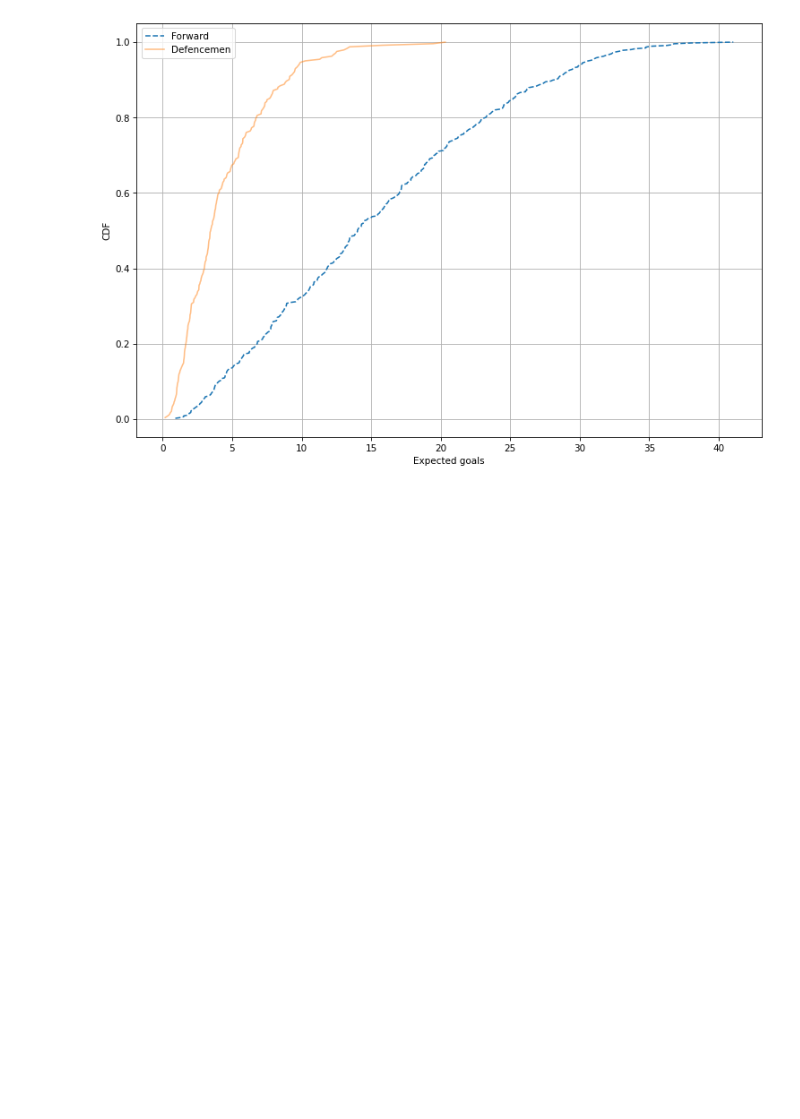
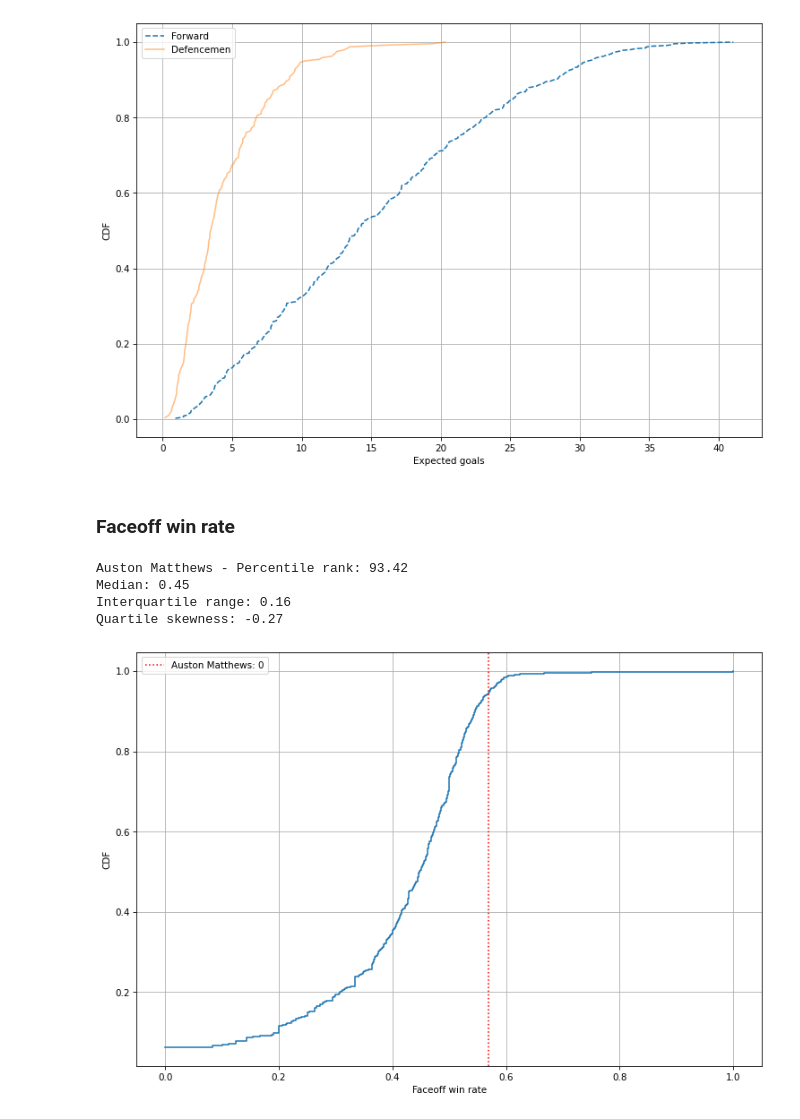
Before and after one commit to thedanicode24/moneypuck-data, a Jupyter notebook: 03-cdf.ipynb, the cells around one changed output. Cells and saved outputs as stored; diff of their text form; code cells hidden in the pictures; blank space fills up the shorter version.

Commit message:
cdf faceoffs win rate + fixed cdf_utils reference result in plot (not int, but float)

```diff
--- a/03-cdf.ipynb
+++ b/03-cdf.ipynb
@@ -271,3 +274,28 @@ vals2 = all_situations_df[all_situations_df["position"]=="D"][feature].values
 cdf_utils.plot_two_cdfs(vals1, vals2, name1="Forward", name2="Defencemen", xlabel="Expected goals")
 # %% [output]
 [figure]
+# %% [markdown]
+### Faceoff win rate
+# %%
+situation = "all"
+feature1 = "faceoffsWon"
+feature2 = "faceoffsLost"
+new_feature = "faceoffs_win_rate"
+min_games_played = 20
+
+all_situations_df = df[(df["situation"] == situation) & (df["games_played"] >= min_games_played) & (df["position"]!="D")].copy()
+
+all_situations_df["faceoff_total"] = all_situations_df[feature1] + all_situations_df[feature2]
+all_situations_df[new_feature] = all_situations_df[feature1] / all_situations_df["faceoff_total"]
+
+vals = all_situations_df[new_feature].values
+ref = all_situations_df[all_situations_df["name"]==name_player][new_feature].values[0]
+
+cdf_utils.percentile_rank(ref, vals, label=name_player)
+cdf_utils.plot_cdf(ref, vals, label=name_player, xlabel="Faceoff win rate")
+# %% [output]
+Auston Matthews - Percentile rank: 93.42
+Median: 0.45
+Interquartile range: 0.16
+Quartile skewness: -0.27
+[figure, added]
```
Also changed, not shown: parts of 2 cells of this notebook, 1 other file.
